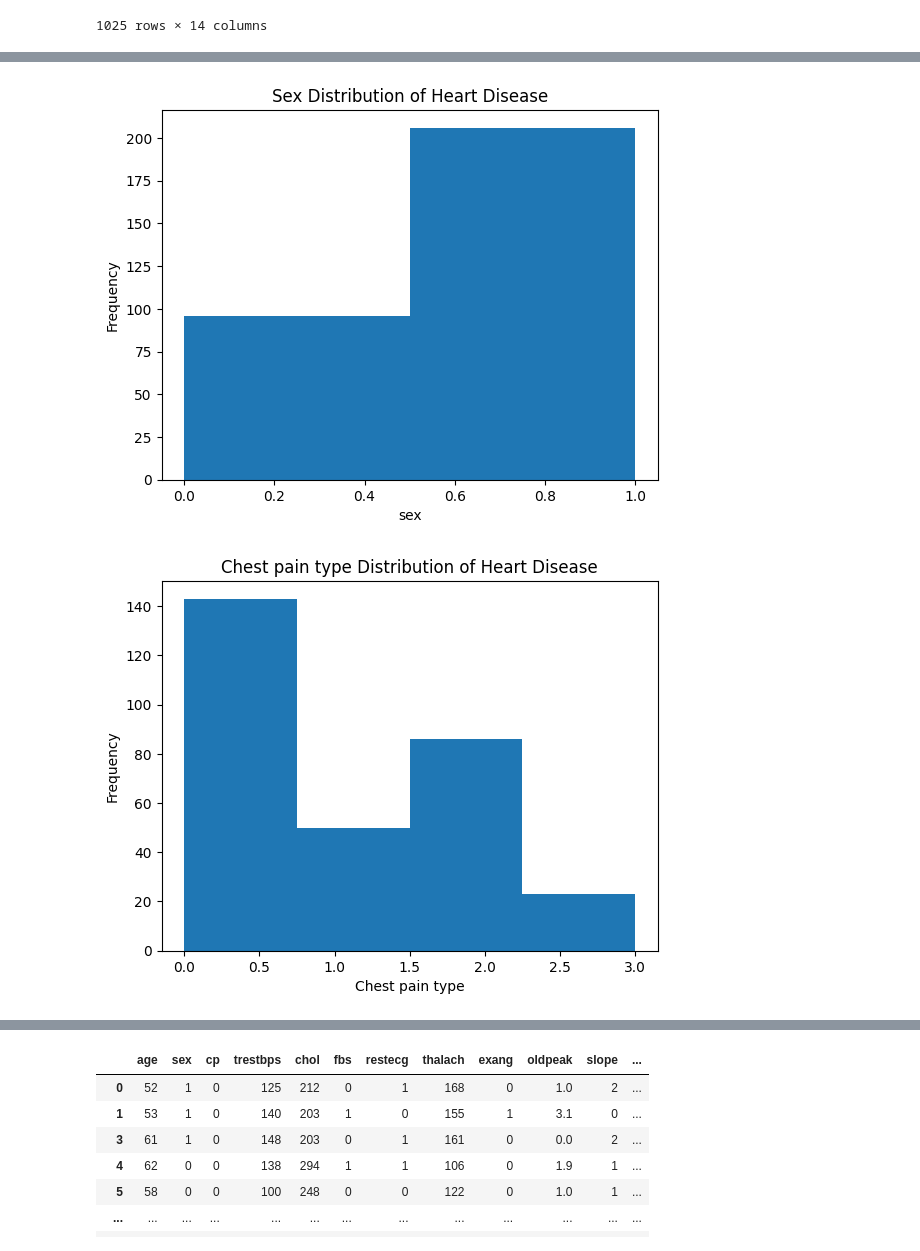
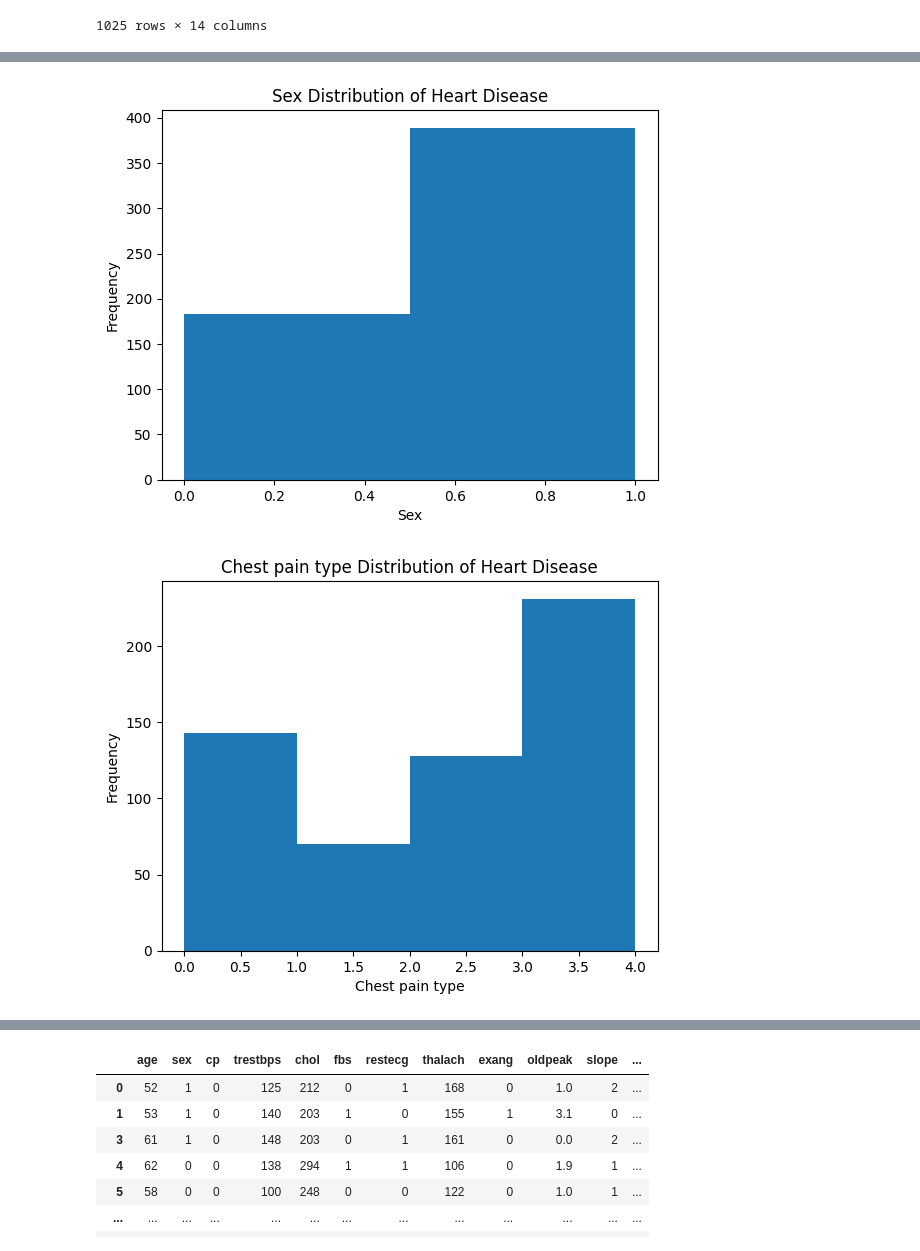
Before and after one commit to Adolfojose/Project-1, a Jupyter notebook: Resources/EDA_HD.ipynb, the cells around one changed output, grey strips where cells are left out. Saved outputs shown, nothing was run; the diff lists cells and outputs as text; code cells hidden in the pictures.

```diff
--- a/Resources/EDA_HD.ipynb
+++ b/Resources/EDA_HD.ipynb
@@ -53,0 +55,8 @@ heart_data_df
+# %%
+# replace Heart Disease w/ 1 & 0
+
+test = heart_predict_df
+
+test = test.replace({'Heart Disease': 'Presence'},1)
+test = test.replace({'Heart Disease': 'Absence'},0)
+test
@@ -75 +180,7 @@ target      False
 dtype: bool
+# %%
+# removing NaN columns from dataframe
+heart_data_dn = heart_data_merge.dropna(axis=1)
+
+# disply data w/o NaN
+heart_data_dn
@@ -120,0 +220,6 @@ heart_data_clean
+# %%
+# drop duplicate rows
+heart_data_clean = heart_data_dn.drop_duplicates()
+
+# disply df
+heart_data_clean
@@ -134,8 +253,8 @@ heart_data_clean.describe(include = 'all')
 #Disply Histogram of each column
 
 # Age Hist.
-plt.hist(heart_data_clean['age'], bins=10)
-plt.xlabel('age')
+plt.hist(heart_data_clean['Age'], bins=10)
+plt.xlabel('Age')
 plt.ylabel('Frequency')
 plt.title('Age Distribution of Heart Disease')
 plt.xticks(range(20, 90, 10))  # Add x-axis ticks at 20, 30, 40, ..., 80
@@ -144,49 +263,49 @@ plt.show()
 
 
 #Sex Histogram
-plt.hist(heart_data_clean['sex'], bins=2)
-plt.xlabel('sex')
+plt.hist(heart_data_clean['Sex'], bins=2)
+plt.xlabel('Sex')
 plt.ylabel('Frequency')
 plt.title('Sex Distribution of Heart Disease')
 plt.show()
 
 # Chest pain type Histogram
-plt.hist(heart_data_clean['cp'], bins=4)
+plt.hist(heart_data_clean['Chest pain type'], bins=4)
 plt.xlabel('Chest pain type')
 plt.ylabel('Frequency')
 plt.title('Chest pain type Distribution of Heart Disease')
 plt.show()
 
 
-plt.hist(heart_data_clean['trestbps'], bins=10)
-plt.xlabel('trestbps')
+plt.hist(heart_data_clean['BP'], bins=10)
+plt.xlabel('BP')
 plt.ylabel('Frequency')
 plt.title('BP Distribution of Heart Disease')
 plt.show()
 
 
-plt.hist(heart_data_clean['chol'], bins=5)
+plt.hist(heart_data_clean['Cholesterol'], bins=5)
 plt.xlabel('Cholesterol')
 plt.ylabel('Frequency')
 plt.title('Cholesterol Distribution of Heart Disease Dataset')
 plt.show()
 
 
-plt.hist(heart_data_clean['fbs'], bins=2)
+plt.hist(heart_data_clean['FBS over 120'], bins=2)
 plt.xlabel('FBS over 120')
 plt.ylabel('Frequency')
 plt.title('FBS over 120 Distribution of Heart Disease Dataset')
 plt.show()
 
 
-plt.hist(heart_data_clean['exang'], bins=2)
+plt.hist(heart_data_clean['Exercise angina'], bins=2)
 plt.xlabel('Exercise angina')
 plt.ylabel('Frequency')
 plt.title('Exercise angina Distribution of Heart Disease Dataset')
 plt.show()
 
 
-plt.hist(heart_data_clean['ca'], bins=5)
+plt.hist(heart_data_clean['Number of vessels fluro'], bins=5)
 plt.xlabel('Number of vessels fluro')
 plt.ylabel('Frequency')
 plt.title('Number of vessels fluro Distribution of Heart Disease Dataset')
@@ -196,2 +315,2 @@ plt.show()
-[figure, old version]
+[figure, new version]
-[figure, old version]
+[figure, new version]
```
Also changed, not shown: parts of 21 cells of this notebook.
